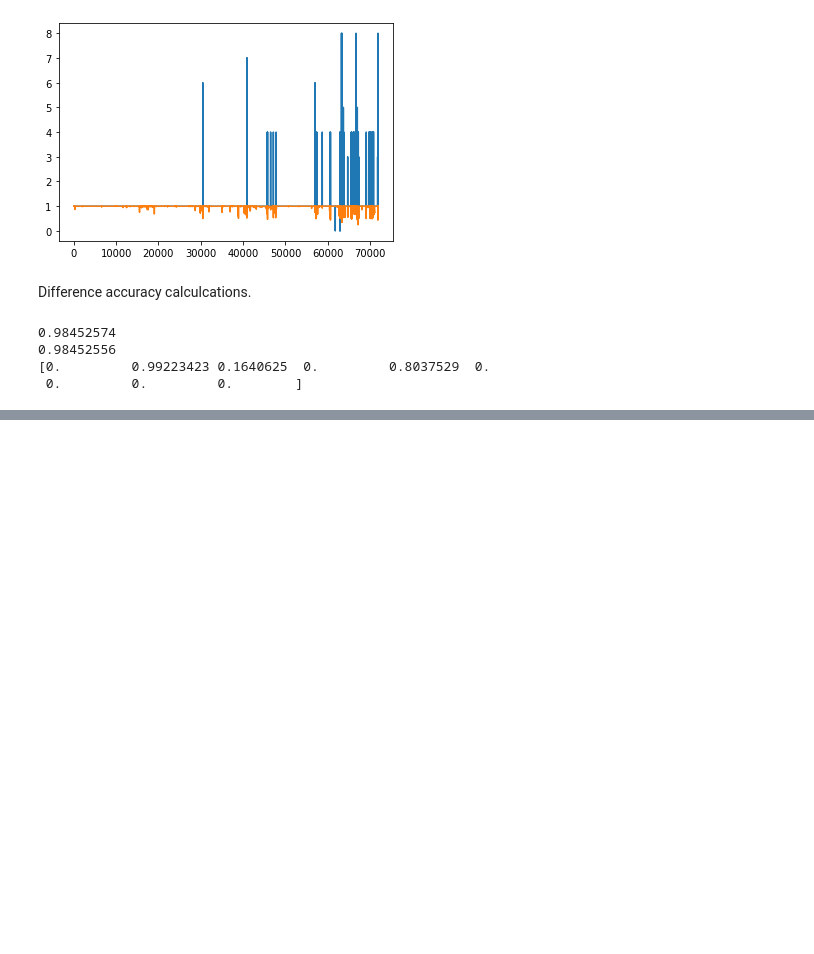
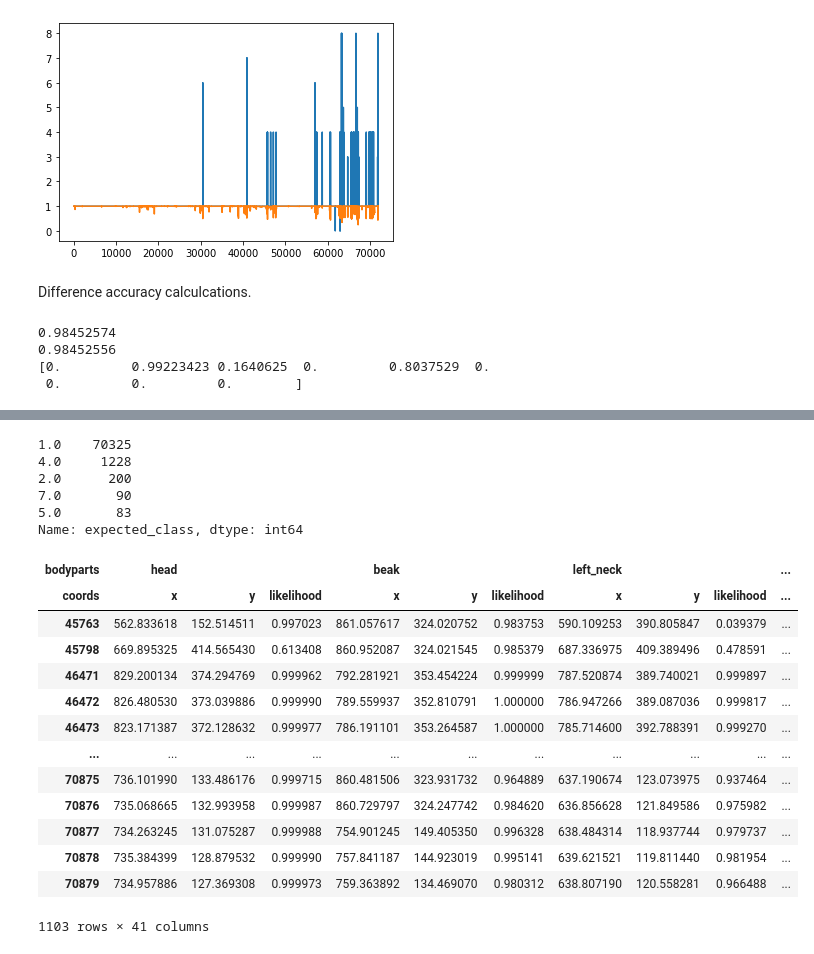
Before and after one commit to kiview/winkie, a Jupyter notebook: _using_model.ipynb, the cells around one changed output, grey strips where cells are left out. Cells and saved outputs as stored; diff of their text form; code cells hidden in the pictures; blank space fills up the shorter version.

```diff
--- a/_using_model.ipynb
+++ b/_using_model.ipynb
@@ -167,4 +269,0 @@ df_category, _ = apply_model_and_check_performance("model_7s-1000e-256b-0015L-pr
-# %%
-for index, row in df_p.iterrows():
-    x = df_category.iloc[row['start']:row['end']]
-    display(x)
@@ -256,6 +269,0 @@ for index, row in df_p.iterrows():
-# %%
-df, df_p = apply_model_and_check_performance("model_7s-1000e-256b-0015L-preening-nosampling", '239_control2_gopro_cut_day4DLC_resnet50_goprovrJul24shuffle1_1030000.h5', "completely_labelled_239_control2_gopro_cut_day4.txt")
-df['class'].plot()
-df['confidence'].plot()
-pd.set_option('display.max_rows', df_p.shape[0]+1)
-df_p
@@ -301,0 +284,16 @@ These valuese don't consider sample sizes, so they acutally make no sense as is
+# %%
+df['expected'].unique()
+
+expected_class_lookup = {
+    'eating': 1.0,
+    'standing': 1.0,
+    'hp': 5.0,
+    'walking': 1.0,
+    'fp': 4.0,
+    'sf': 7.0,
+    'bp': 2.0,
+    'eating_flor': 1.0,
+    np.NAN: 1.0
+}
+
+df['expected_class'] = df.apply(lambda row: expected_class_lookup[row['expected'][0]], axis=1)
@@ -301,0 +335,26 @@ These valuese don't consider sample sizes, so they acutally make no sense as is
+# %%
+df['expected_class'].value_counts()
+# %% [output]
+1.0    70325
+4.0     1228
+2.0      200
+7.0       90
+5.0       83
+Name: expected_class, dtype: int64
+# %%
+df[df['b'] == 'front_preening']
+# %% [output]
+| bodyparts | head |  |  | beak |  |  | left_neck |  |  | ... |
+| coords | x | y | likelihood | x | y | likelihood | x | y | likelihood | ... |
+| 45763 | 562.833618 | 152.514511 | 0.997023 | 861.057617 | 324.020752 | 0.983753 | 590.109253 | 390.805847 | 0.039379 | ... |
+| 45798 | 669.895325 | 414.565430 | 0.613408 | 860.952087 | 324.021545 | 0.985379 | 687.336975 | 409.389496 | 0.478591 | ... |
+| 46471 | 829.200134 | 374.294769 | 0.999962 | 792.281921 | 353.454224 | 0.999999 | 787.520874 | 389.740021 | 0.999897 | ... |
+| 46472 | 826.480530 | 373.039886 | 0.999990 | 789.559937 | 352.810791 | 1.000000 | 786.947266 | 389.087036 | 0.999817 | ... |
+| 46473 | 823.171387 | 372.128632 | 0.999977 | 786.191101 | 353.264587 | 1.000000 | 785.714600 | 392.788391 | 0.999270 | ... |
+| ... | ... | ... | ... | ... | ... | ... | ... | ... | ... | ... |
+| 70875 | 736.101990 | 133.486176 | 0.999715 | 860.481506 | 323.931732 | 0.964889 | 637.190674 | 123.073975 | 0.937464 | ... |
+| 70876 | 735.068665 | 132.993958 | 0.999987 | 860.729797 | 324.247742 | 0.984620 | 636.856628 | 121.849586 | 0.975982 | ... |
+| 70877 | 734.263245 | 131.075287 | 0.999988 | 754.901245 | 149.405350 | 0.996328 | 638.484314 | 118.937744 | 0.979737 | ... |
+| 70878 | 735.384399 | 128.879532 | 0.999990 | 757.841187 | 144.923019 | 0.995141 | 639.621521 | 119.811440 | 0.981954 | ... |
+| 70879 | 734.957886 | 127.369308 | 0.999973 | 759.363892 | 134.469070 | 0.980312 | 638.807190 | 120.558281 | 0.966488 | ... |
+1103 rows × 41 columns
```
Also changed, not shown: parts of 11 cells of this notebook, 8 other files.
